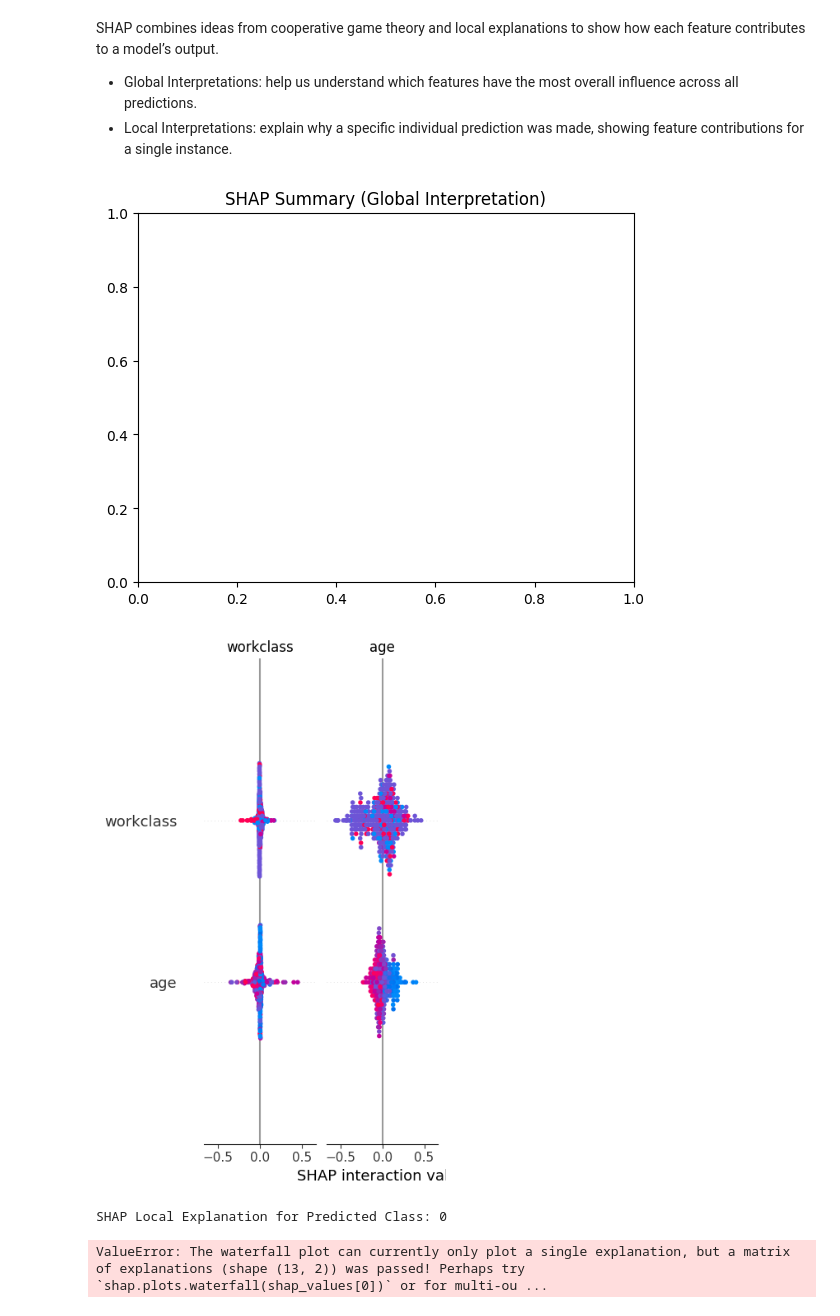
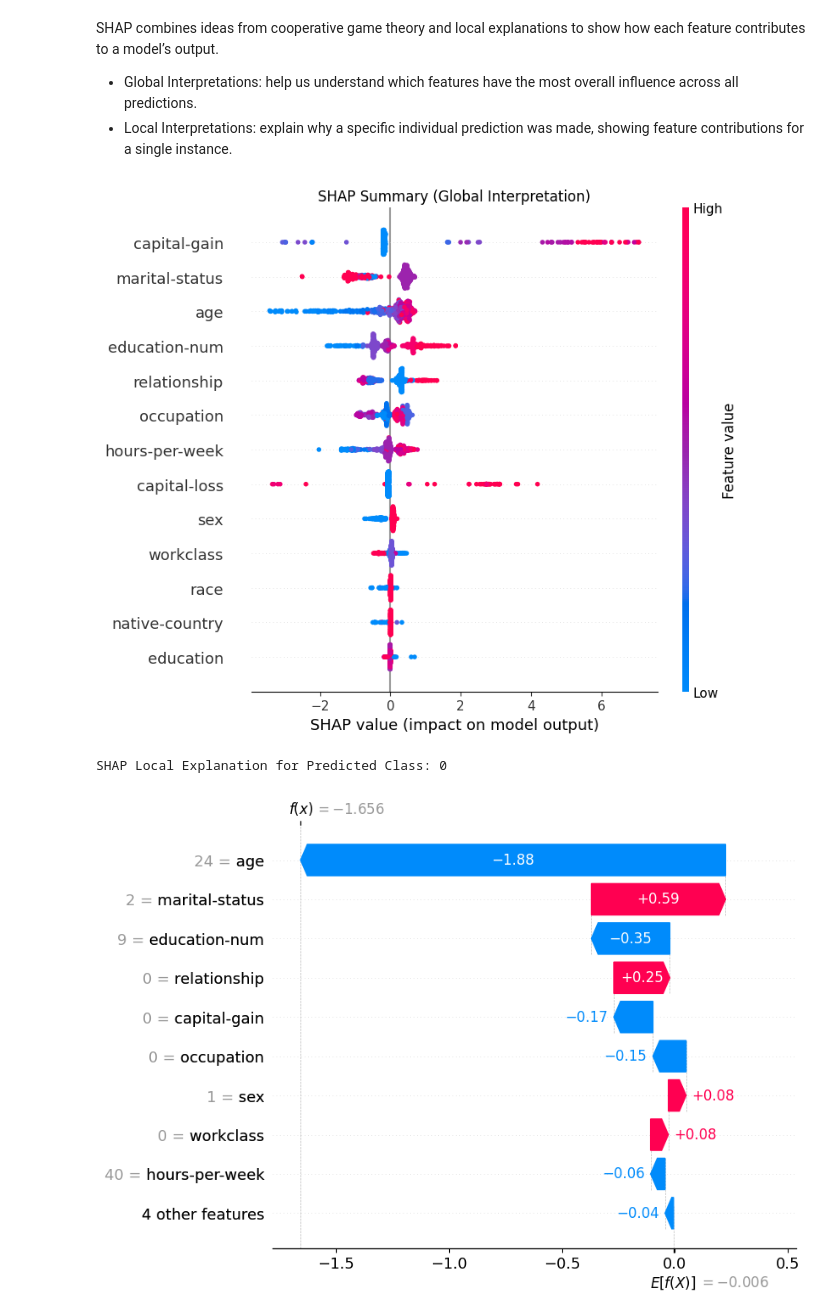
Before and after one commit to Jog-sama/Human-AI-Interaction-XAI, a Jupyter notebook: SHAP.ipynb, the cells around one changed output. Cells and saved outputs as stored; diff of their text form; code cells hidden in the pictures.

```diff
--- a/SHAP.ipynb
+++ b/SHAP.ipynb
@@ -169,8 +175,21 @@ This helps the model avoid bias toward the majority class and improves interpret
 # %%
 X_train, X_test, y_train, y_test = train_test_split(X, y, test_size=0.2, random_state=42)
 
-# Training a Random Forest Classifier
-model_adult = RandomForestClassifier(random_state=42)
-model_adult.fit(X_train, y_train)
-print(classification_report(y_test, model_adult.predict(X_test)))
+!pip install shap xgboost -q
+import shap
+import xgboost as xgb
+
+# Training a xgboost model
+model_xgb = xgb.XGBClassifier(
+    n_estimators=200,
+    max_depth=4,
+    learning_rate=0.1,
+    random_state=42,
+    use_label_encoder=False,
+    eval_metric='logloss'
+)
+
+model_xgb.fit(X_train, y_train)
+y_pred = model_xgb.predict(X_test)
+print(classification_report(y_test, y_pred))
 # %% [output]
@@ -196,35 +218,43 @@ SHAP combines ideas from cooperative game theory and local explanations to show
 # %%
 import matplotlib
 import matplotlib.pyplot as plt
 import shap
 
 # Initializing SHAP explainer
-explainer = shap.TreeExplainer(model_adult) # becuase normally, shap uses the KernelExplainer for Random Forests which is much slower
+explainer = shap.TreeExplainer(model_xgb) # becuase normally, shap uses the KernelExplainer for Random Forests. TreeExplainer is optimised for XGBoost
 
 sample_X = X_test.sample(500, random_state=42)
 shap_values = explainer.shap_values(sample_X) # using a sample for speed
 
+# handling both possible SHAP output formats
+if isinstance(shap_values, list):
+    shap_values_to_plot = shap_values[1]  # for class 1
+    base_value = explainer.expected_value[1]
+else:
+    shap_values_to_plot = shap_values
+    base_value = explainer.expected_value
+
 # global explanation
 plt.title("SHAP Summary (Global Interpretation)")
-shap.summary_plot(shap_values[1], sample_X)
+shap.summary_plot(shap_values_to_plot, sample_X)
 
 # local explanation
 # Choosing a random example from test set
-idx = 0
-predicted_class = model_adult.predict(sample_X.iloc[[idx]])[0]
+idx = 0  # pick the first test instance
+predicted_class = model_xgb.predict(sample_X.iloc[[idx]])[0]
 print(f"SHAP Local Explanation for Predicted Class: {predicted_class}")
 
 # getting the explanation for the first instance
 exp = shap.Explanation(
-    values=shap_values[1][idx],
-    base_values=explainer.expected_value[1],
+    values=shap_values_to_plot[idx],
+    base_values=base_value,
     data=sample_X.iloc[idx],
     feature_names=list(sample_X.columns)
 )
 
+# Plotting waterfall
 shap.plots.waterfall(exp)
 # %% [output]
-[figure, old version]
+[figure, new version]
+SHAP Local Explanation for Predicted Class: 0
-[figure, old version]
+[figure, new version]
-SHAP Local Explanation for Predicted Class: 0
-ValueError: The waterfall plot can currently only plot a single explanation, but a matrix of explanations (shape (13, 2)) was passed! Perhaps try `shap.plots.waterfall(shap_values[0])` or for multi-ou ...
```
Also changed, not shown: parts of 10 cells of this notebook.
